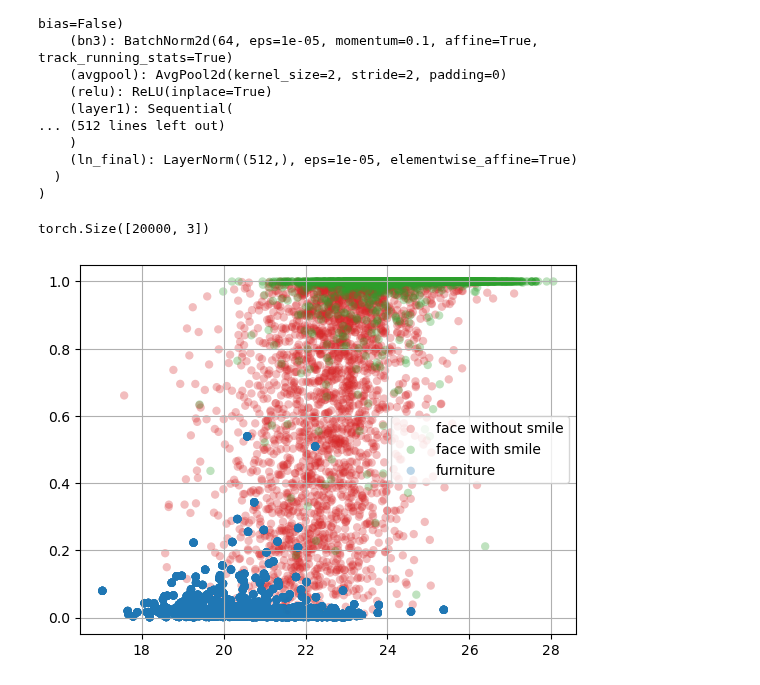
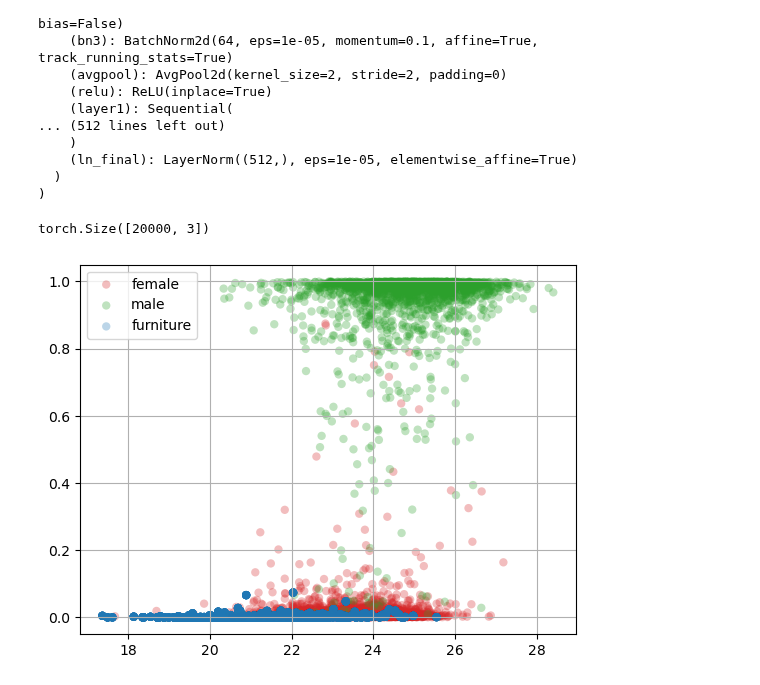
Before and after one commit to wwwfan628/ra_clipscore, a Jupyter notebook: notebooks/coop_test.ipynb, the cells around one changed output. Saved outputs shown, nothing was run; the diff lists cells and outputs as text; code cells hidden in the pictures.

```diff
--- a/notebooks/coop_test.ipynb
+++ b/notebooks/coop_test.ipynb
@@ -911,7 +911,7 @@ def _download(url: str, root: str = os.path.expanduser("~/.cache/clip")):
 # %%
 _tokenizer = SimpleTokenizer()
 
-ASC = True  # atrributes specific context
+ASC = False  # atrributes specific context
 
 class TextEncoder(nn.Module):
     def __init__(self, clip_model):
@@ -1181,7 +1181,7 @@ image_encoder.attnpool.v_proj.bias
 image_encoder.attnpool.c_proj.weight
 image_encoder.attnpool.c_proj.bias
 # %%
-model.load_state_dict(torch.load('../checkpoint.pth', weights_only=True))
+model.load_state_dict(torch.load('/Users/yifanlu/Desktop/checkpoint.pth', weights_only=False, map_location=torch.device('cpu')))
 model.eval()
 # %% [output]
 EvalCoop(
@@ -1206,7 +1206,7 @@ EvalCoop(
 with open('/Users/yifanlu/Desktop/vit32-tmp/img_features_try.pkl', 'rb') as f:
     img_features = pickle.load(f)
 
-with open('/Users/yifanlu/Desktop/img_labels_eyeglasses.pkl', 'rb') as f:
+with open('/Users/yifanlu/Desktop/img_labels_male.pkl', 'rb') as f:
     img_labels = pickle.load(f)
 
 text_list = ['male', 'smile', 'eyeglasses']
@@ -1243,38 +1243,38 @@ with torch.no_grad():
 
     # Class-Specific Region Feature Aggregation
     output = 20 * F.conv1d(image_features_norm, text_features[:, :, None])  # input [100, 1024, 50] weight [34, 1024, 1] out [100, 34, 50]
     b, c, _ = output.shape
     output_half = output[:,  c // 2:]   # [100, 17, 50]
     w_half = F.softmax(output_half, dim=-1)    # [100, 17, 50]
     w = torch.cat([w_half, w_half], dim=1)  # [100, 34, 50]
     output = 5 * (output * w).sum(-1)   # [100, 34]
 
     b, c = output.shape
 
     # convert the shape of logits to [b, 2, num_attrs]
     logits = output.resize(b, 2, c//2)  # [100, 2, 17]
     Softmax = torch.nn.Softmax(dim=1)
     dual_scores = Softmax(logits).cpu()[:, 1]
     print(dual_scores.shape)
 
 # Plotting
 fig, ax = plt.subplots()
 
 x_0 = original_similarity[img_labels==0][:, 0]
-y_0 = dual_scores[img_labels==0][:, 1]
-x_1 = original_similarity[img_labels==1][:, 1]
-y_1 = dual_scores[img_labels==1][:, 1]
-x_2 = original_similarity[img_labels==2][:, 1]
-y_2 = dual_scores[img_labels==2][:, 1]
-ax.scatter(x_0, y_0, c='tab:red', alpha=0.3, edgecolors='none', label='face without smile')
-ax.scatter(x_1, y_1, c='tab:green', alpha=0.3, edgecolors='none', label='face with smile')
+y_0 = dual_scores[img_labels==0][:, 0]
+x_1 = original_similarity[img_labels==1][:, 0]
+y_1 = dual_scores[img_labels==1][:, 0]
+x_2 = original_similarity[img_labels==2][:, 0]
+y_2 = dual_scores[img_labels==2][:, 0]
+ax.scatter(x_0, y_0, c='tab:red', alpha=0.3, edgecolors='none', label='female')
+ax.scatter(x_1, y_1, c='tab:green', alpha=0.3, edgecolors='none', label='male')
 ax.scatter(x_2, y_2, c='tab:blue', alpha=0.3, edgecolors='none', label='furniture')
 
 ax.legend()
 ax.grid(True)
 
 plt.savefig('male.png')
 plt.show()
 # %% [output]
 torch.Size([20000, 3])
-[figure, old version]
+[figure, new version]
```
Also changed, not shown: parts of 3 cells of this notebook, 10 other files.
